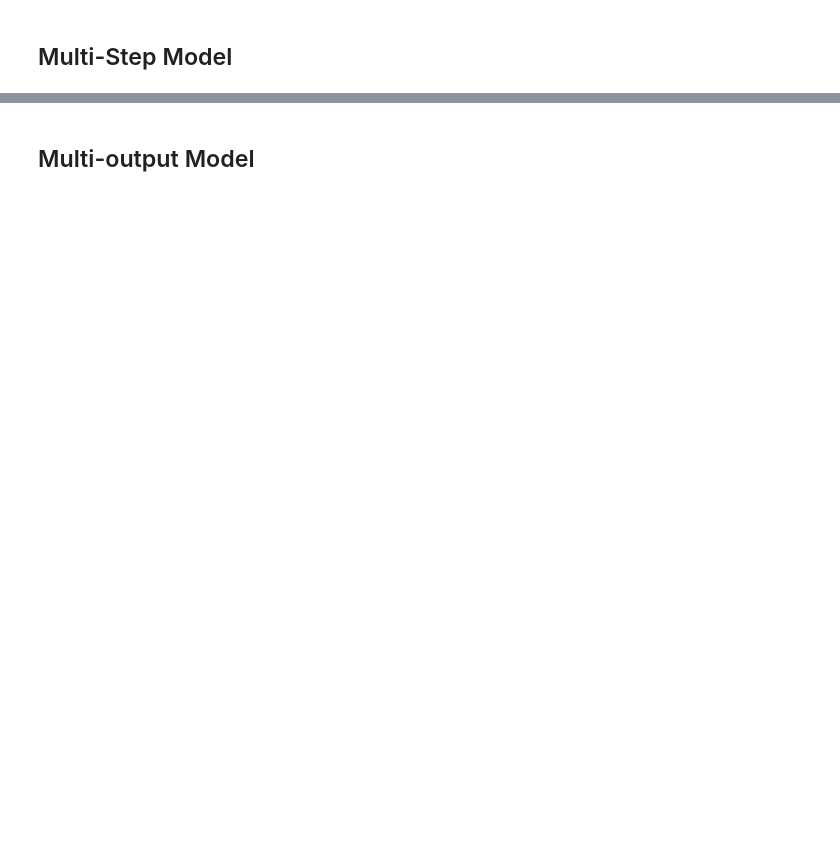
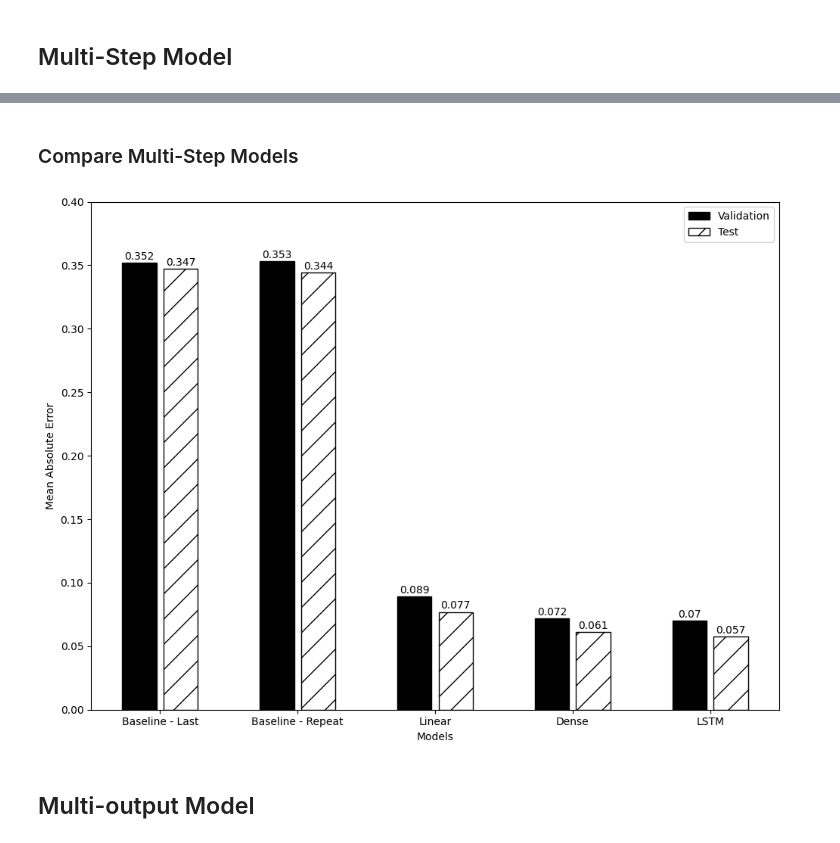
Before and after one commit to dewaalaw/dsprojects, a Jupyter notebook: traffic-flow-forecast/src/traffic_flow_forecasting_part_2.ipynb, the cells around one changed output, grey strips where cells are left out. Saved outputs shown, nothing was run; the diff lists cells and outputs as text; code cells hidden in the pictures; blank space fills up the shorter version.

```diff
--- a/traffic-flow-forecast/src/traffic_flow_forecasting_part_2.ipynb
+++ b/traffic-flow-forecast/src/traffic_flow_forecasting_part_2.ipynb
@@ -263,3 +329,43 @@ multi_window.plot(ms_lstm_model)
+# %% [markdown]
+### Compare Multi-Step Models
+# %%
+# MAE's of Multi-Step Models from traffic_flow_forecasting_part_1.ipynb
+ms_mae_val = [0.352, 0.353, 0.089, 0.072]
+ms_mae_test = [0.347, 0.344, 0.077, 0.061]
+
+# Add LSTM model results to the above arrays
+ms_mae_val.append(ms_val_performance['LSTM'][1])
+ms_mae_test.append(ms_performance['LSTM'][1])
+
+# ---------------------------------------------------------------
+x = np.arange(5)
+
+labels = ['Baseline - Last', 'Baseline - Repeat', 'Linear', 'Dense', 'LSTM']
+
+fig, ax = plt.subplots()
+ax.bar(x - 0.15, ms_mae_val, width=0.25, color='black', edgecolor='black',
+       label='Validation')
+ax.bar(x + 0.15, ms_mae_test, width=0.25, color='white', edgecolor='black',
+       hatch='/', label='Test')
+ax.set_ylabel('Mean Absolute Error')
+ax.set_xlabel('Models')
+
+for index, value in enumerate(ms_mae_val):
+  plt.text(x=index - 0.15, y=value+0.0025, s=str(round(value, 3)),
+           ha='center')
+
+for index, value in enumerate(ms_mae_test):
+  plt.text(x=index + 0.15, y=value+0.0025, s=str(round(value, 3)),
+           ha='center')
+
+plt.ylim(0, 0.4)
+plt.xticks(ticks=x, labels=labels)
+plt.legend(loc='best')
+plt.tight_layout()
+
+plt.savefig(f'{images_dir}/compare_multi_step_models', dpi=300)
+# %% [output]
+[figure, added]
 # %% [markdown]
 ## Multi-output Model
 # %%
```
Also changed, not shown: parts of 20 cells of this notebook.
